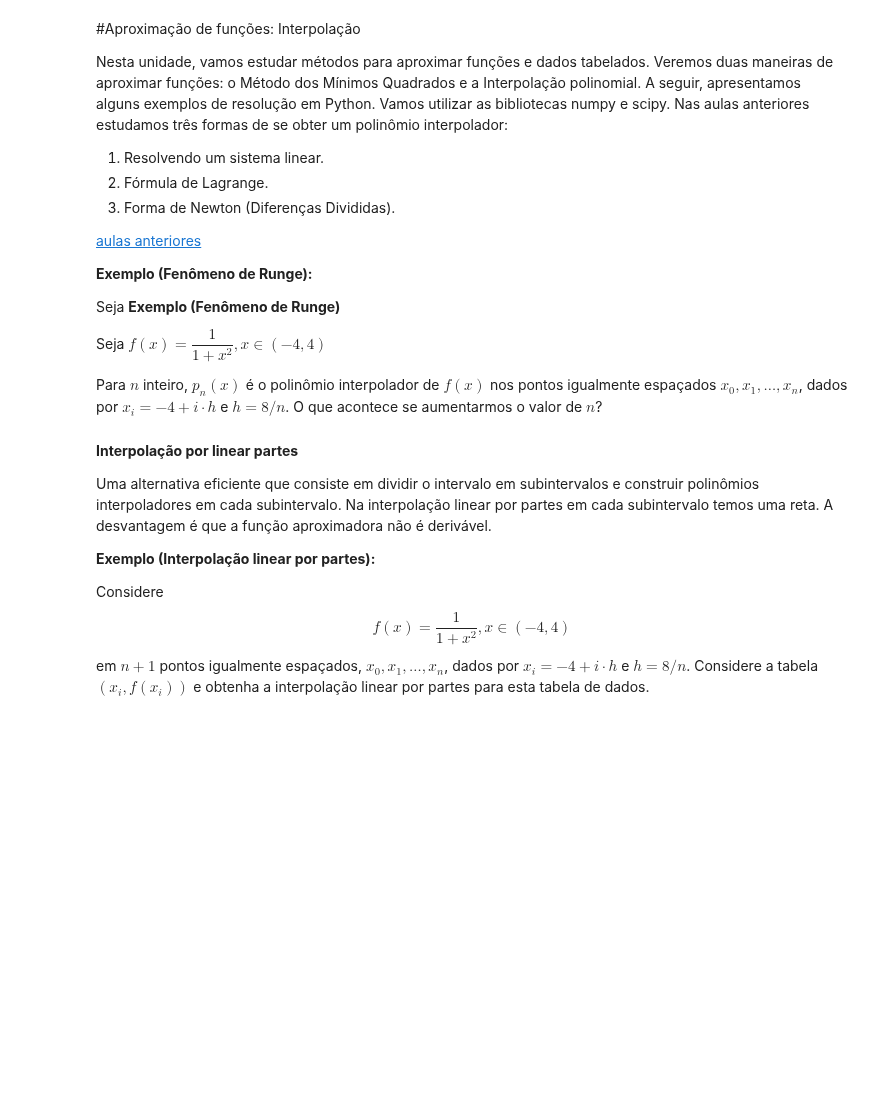
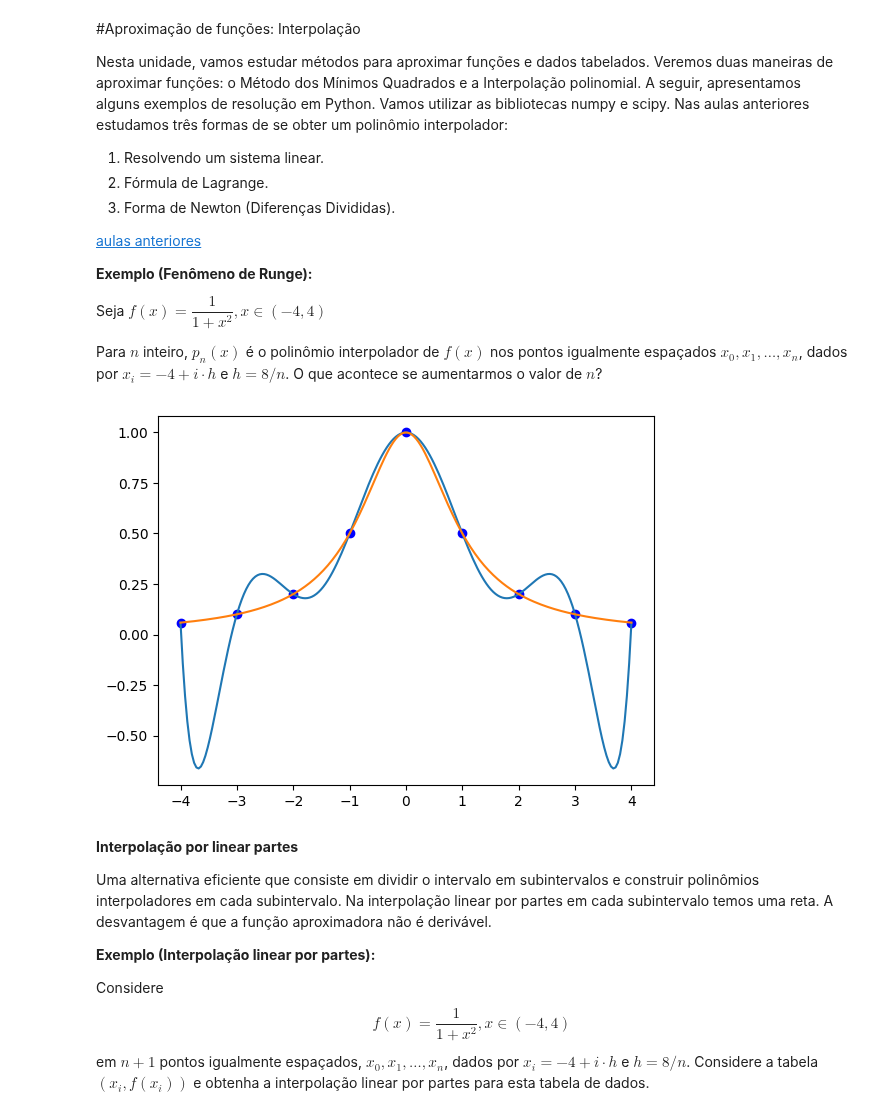
Before and after one commit to pccalegari/exemplos-CN, a Jupyter notebook: Unidade5_Interpolação_por_Partes_CN.ipynb, the cells around one changed output. Saved outputs shown, nothing was run; the diff lists cells and outputs as text; code cells hidden in the pictures; blank space fills up the shorter version.

```diff
--- a/Unidade5_Interpolação_por_Partes_CN.ipynb
+++ b/Unidade5_Interpolação_por_Partes_CN.ipynb
@@ -15,8 +15,6 @@ Nesta unidade, vamos estudar métodos para aproximar funções e dados tabelados
 
 **Exemplo (Fenômeno de Runge):**
 
-Seja **Exemplo (Fenômeno de Runge)**
-
 Seja
 $f(x)=\dfrac{1}{1+x^2},x\in(−4,4)$
 
@@ -24,33 +22,36 @@ Para $n$ inteiro, $p_n(x)$ é o polinômio interpolador de $f(x)$ nos pontos igu
 # %%
 import numpy as np
 import matplotlib.pyplot as plt
 
 def f(x):
     return 1/(1+x**2)
 
 def p(x,a):
     soma = a[0]
     for i in range(1,len(a)):
         soma += a[i]*x**i
     return soma
 
 a = -4
 b = 4
 N = 9
 x = np.linspace(a,b, N)
 y = f(x)
 
 M = np.zeros((N,N))
 for i in range(N):
     for j in range(N):
         M[i][j] = x[i]**j
 c = np.linalg.solve(M,y)
 
 xx = np.linspace(a,b,200)
 yy = p(xx, c)
 plt.plot(x,y,'bo')
 plt.plot(xx,yy)
+plt.plot(xx,f(xx))
 plt.show()
+# %% [output]
+[figure, added]
 # %% [markdown]
 **Interpolação por linear partes**
 
```
Also changed, not shown: parts of 2 cells of this notebook.
